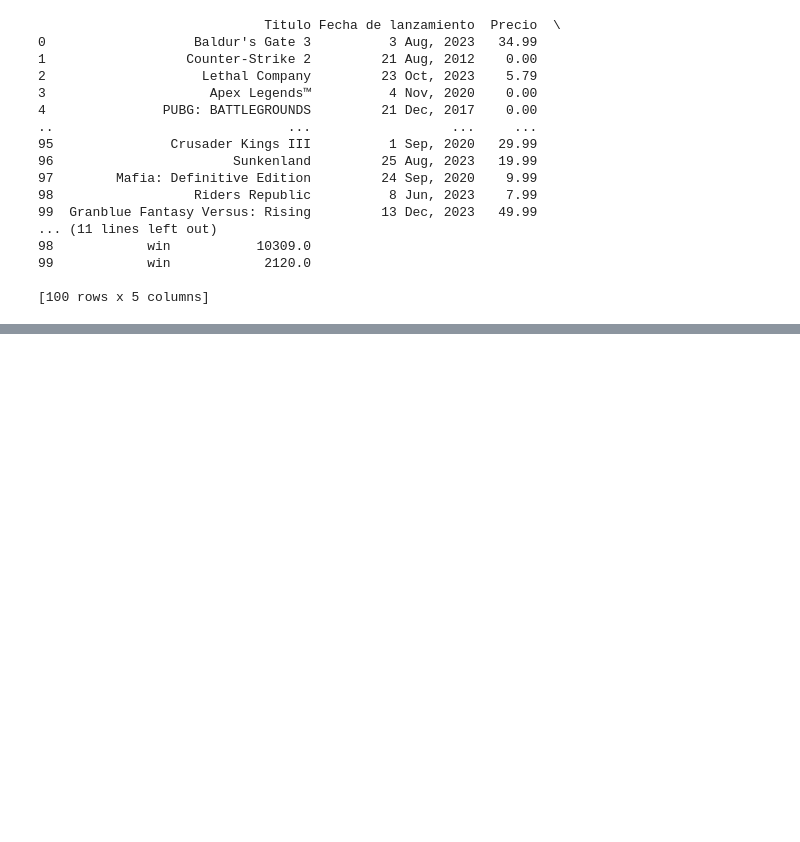
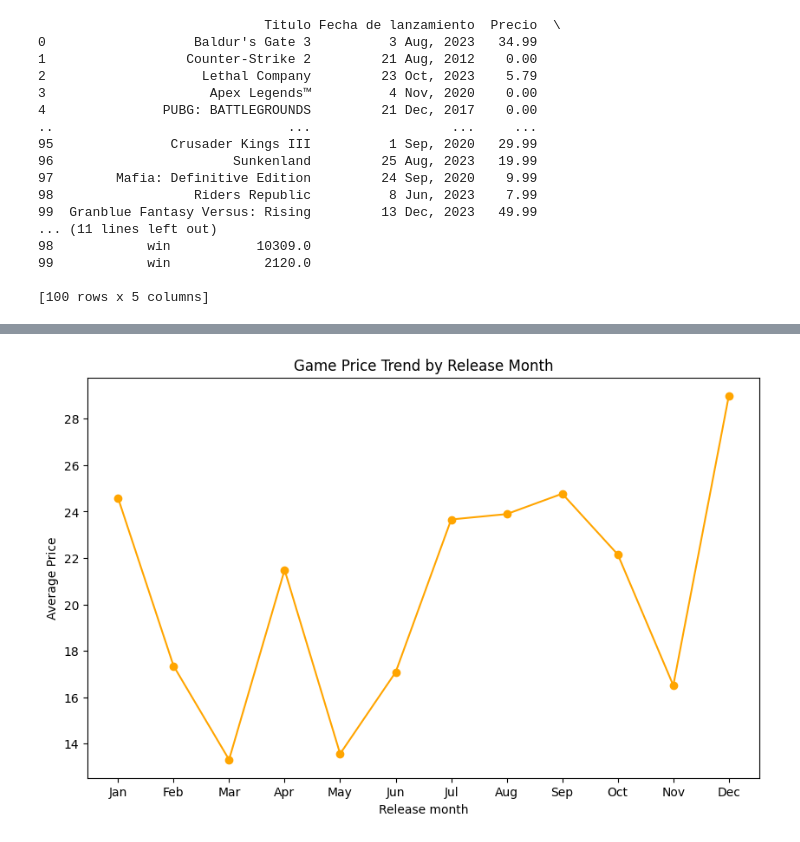
Before and after one commit to RobertoPatino1/SteamScrapper, a Jupyter notebook: notebooks/RobertoPatino.ipynb, the cells around one changed output, grey strips where cells are left out. Saved outputs shown, nothing was run; the diff lists cells and outputs as text; code cells hidden in the pictures; blank space fills up the shorter version.

```diff
--- a/notebooks/RobertoPatino.ipynb
+++ b/notebooks/RobertoPatino.ipynb
@@ -56,0 +84,29 @@ NameError: name 'paltforms' is not defined
+# %%
+df['Fecha de lanzamiento'] = pd.to_datetime(df['Fecha de lanzamiento'], format='%d %b, %Y', errors='coerce')
+
+# Filtering non valid rows
+df = df.dropna(subset=['Fecha de lanzamiento'])
+
+# Exctracting month of release date
+df['Mes'] = df['Fecha de lanzamiento'].dt.month_name().str.slice(stop=3)
+
+# Grouping by month and finding the avrg price per month
+grouped_df = df.groupby('Mes')['Precio'].mean().reset_index()
+
+# Ordering the df by months
+months = ['Jan', 'Feb', 'Mar', 'Apr', 'May', 'Jun', 'Jul', 'Aug', 'Sep', 'Oct', 'Nov', 'Dec']
+grouped_df['Mes'] = pd.Categorical(grouped_df['Mes'], categories=months, ordered=True)
+grouped_df = grouped_df.sort_values('Mes')
+
+# Graficar la tendencia de precios por mes
+plt.figure(figsize=(10, 6))
+plt.plot(grouped_df['Mes'], grouped_df['Precio'], marker='o', linestyle='-',color='orange')
+
+
+plt.xlabel('Release month')
+plt.ylabel('Average Price')
+plt.title('Game Price Trend by Release Month')
+
+plt.show()
+# %% [output]
+[figure, added]
```
Also changed, not shown: parts of 6 cells of this notebook.
